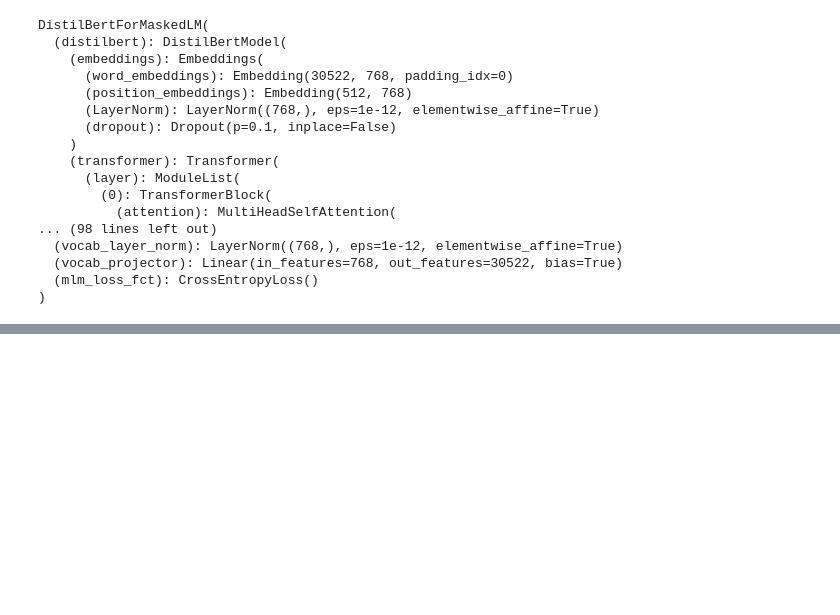
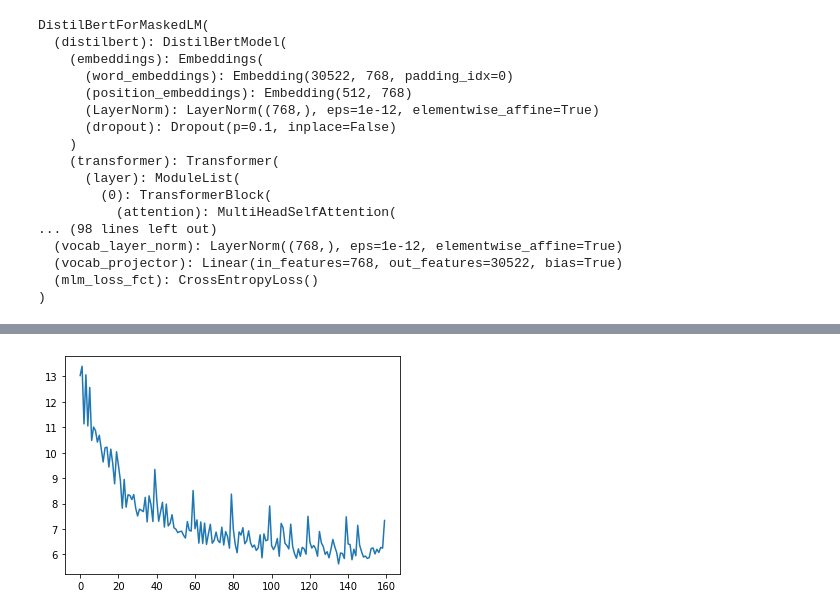
Before and after one commit to LennartKeller/DeepTextClustering, a Jupyter notebook: Model.ipynb, the cells around one changed output, grey strips where cells are left out. Drawn from its saved outputs; the diff is of its cells as text; code cells hidden in the pictures; blank space fills up the shorter version.

```diff
--- a/Model.ipynb
+++ b/Model.ipynb
@@ -406,7 +409,7 @@ labels = df['labels'].to_numpy()
 #del test_ds
 # %%
 from sklearn.model_selection import train_test_split
-#texts, _, labels, _ = train_test_split(texts, labels, stratify=labels, test_size=0.9, random_state=42)
+texts, _, labels, _ = train_test_split(texts, labels, stratify=labels, test_size=0.95, random_state=42)
 # %%
 data = TextDataset(texts, labels)
 data_loader = DataLoader(dataset=data, batch_size=16, shuffle=False) # batch size bigger => results better
@@ -554,0 +569,5 @@ KeyboardInterrupt:
+# %%
+plt.plot(hist.clustering_losses)
+plt.show()
+# %% [output]
+[figure, added]
```
Also changed, not shown: parts of 10 cells of this notebook.
